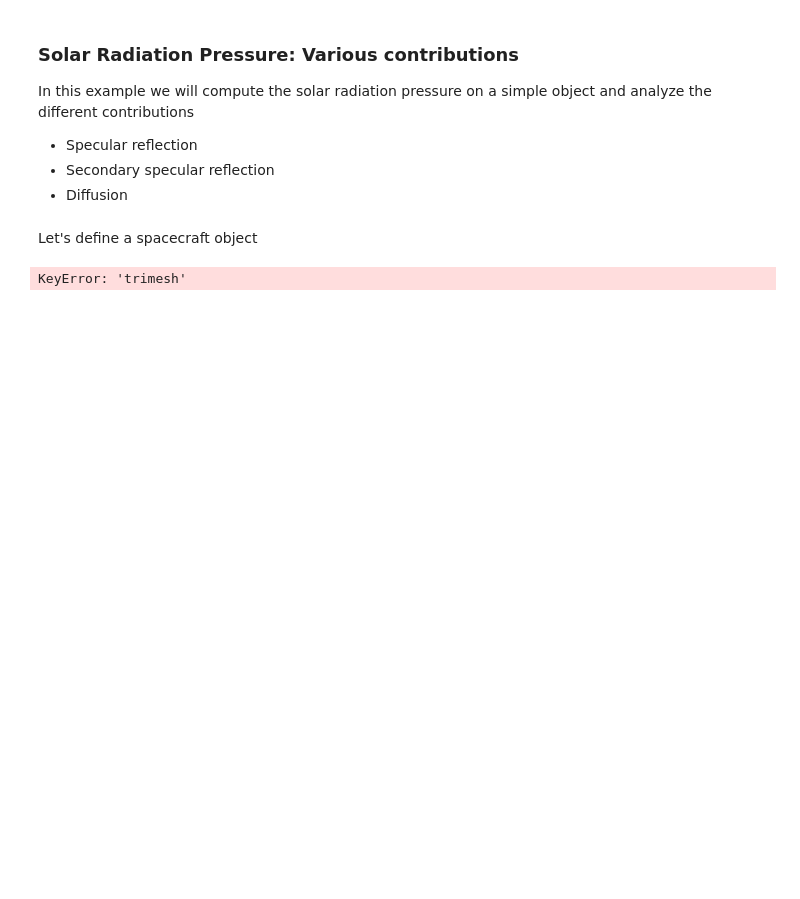
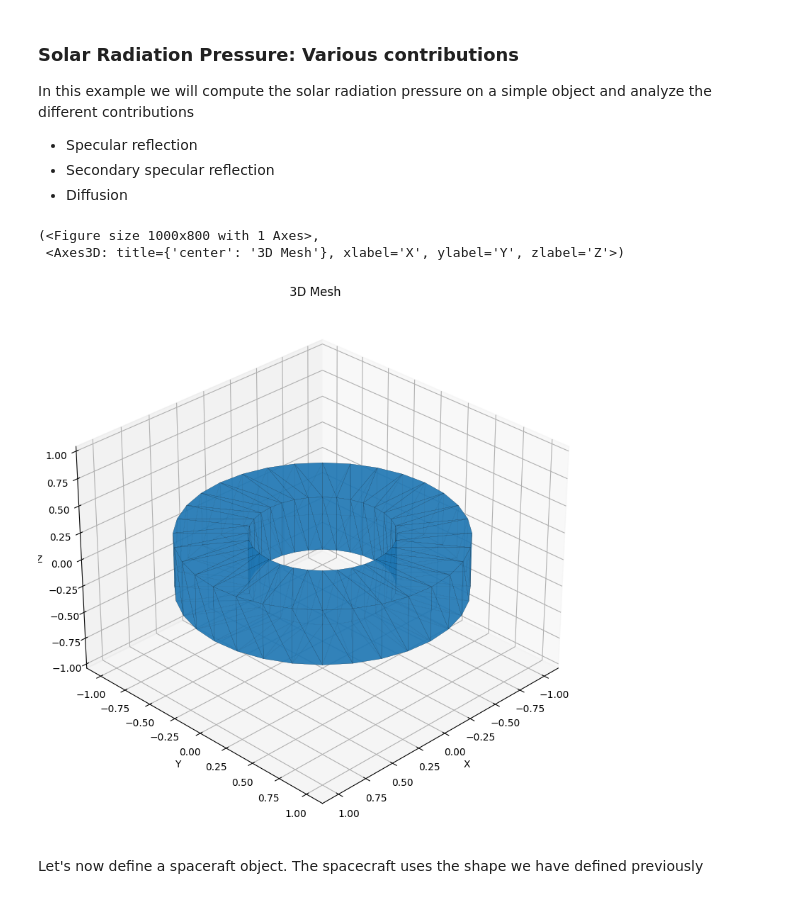
Before and after one commit to gaelccc/pyRTX, a Jupyter notebook: Notebooks/advanced_srp.ipynb, the cells around one changed output. Saved outputs shown, nothing was run; the diff lists cells and outputs as text; code cells hidden in the pictures; blank space fills up the shorter version.

```diff
--- a/Notebooks/advanced_srp.ipynb
+++ b/Notebooks/advanced_srp.ipynb
@@ -15,25 +16,38 @@ import trimesh as tm
 import numpy as np
 import matplotlib.pyplot as plt
 # %%
+# Let's create a simple object that has an interesting shape for evaluating
+# advanced SRP effects
 mesh = tm.creation.annulus(0.5,1,height = 0.5)
-#mesh = tm.creation.icosphere(radius = 3, subdivisions = 4)
+# mesh = tm.creation.icosphere()
+
+# Define some basic information
+flux = 1361 # W/m2
+mass = 100
 
 
-flux = 1361 # W/m2
-mass = 100
+# Visualize the object
+plot_mesh(mesh)
+# %% [output]
+(<Figure size 1000x800 with 1 Axes>,
+ <Axes3D: title={'center': '3D Mesh'}, xlabel='X', ylabel='Y', zlabel='Z'>)
+[figure, added]
 # %% [markdown]
-Let's define a spacecraft object
+Let's now define a spaceraft object.
+The spacecraft uses the shape we have defined previously
 # %%
 sc = Spacecraft(
             name = 'My Spacecraft',
             base_frame = 'SC Frame', # Name of the spacecraft body-fixed frame
-
+            mass = mass,
+            units = 'm',
             spacecraft_model = {
 
 
             'Bus': {
-                'file' : mesh,
+                'file' : mesh,  # Note that you can also input directly a mesh (it must be trimesh.Trimesh object)
                 'frame_type': 'UD', # type of frame (can be 'Spice' or 'UD'= User Defined)
+                'UD_rotation' : tm.transformations.identity_matrix(), # If UD is chosen, the rotation matrix between the element and the base frame must be defined
                 'frame_name': 'SC Bus', # Name of the frame
                 'center': [0.0,0.0,0.0], # Origin of the component
                 'diffuse': 0.1, # Diffuse reflect. coefficient
@@ -45,10 +59,3 @@ sc = Spacecraft(
 
 
                 )
-
-#### TODOOOO
-####
-### Check the area computation!!!
-print(get_spacecraft_area(sc))
-# %% [output]
-KeyError: 'trimesh'
```
Also changed, not shown: parts of 8 cells of this notebook, 1 other file.
